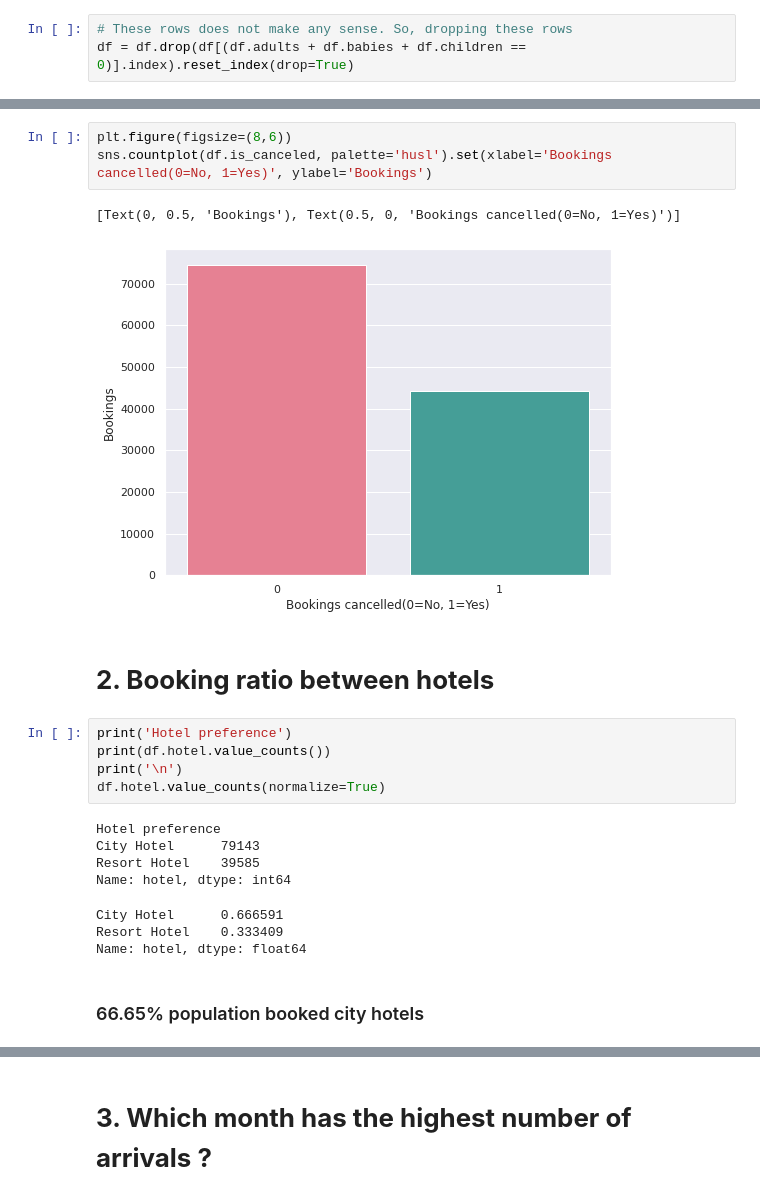
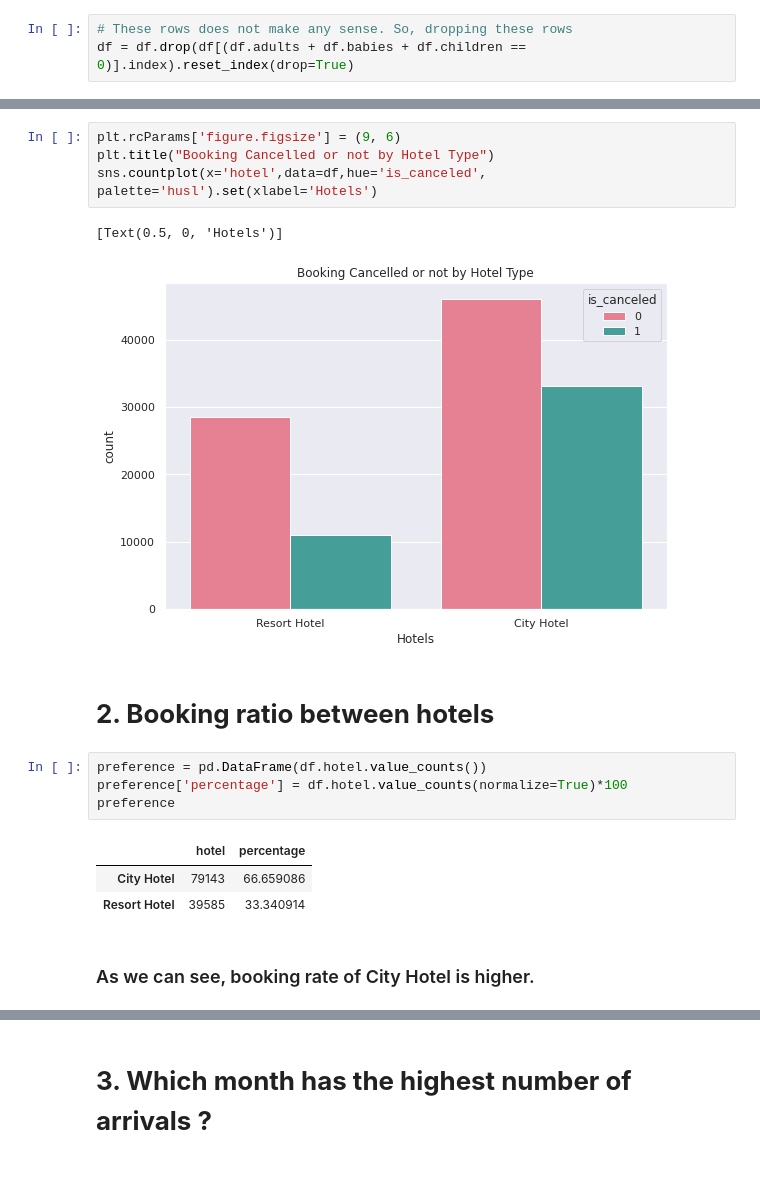
Before and after one commit to FarazAhmad2/EDA-on-Hotel-Booking, a Jupyter notebook: Hotel_Booking_Analysis_Capstone_Project.ipynb, the cells around one changed output, grey strips where cells are left out. Saved outputs shown, nothing was run; the diff lists cells and outputs as text; blank space fills up the shorter version.

```diff
--- a/Hotel_Booking_Analysis_Capstone_Project.ipynb
+++ b/Hotel_Booking_Analysis_Capstone_Project.ipynb
@@ -158,24 +137,20 @@ Name: is_canceled, dtype: float64
 # %%
-plt.figure(figsize=(8,6))
-sns.countplot(df.is_canceled, palette='husl').set(xlabel='Bookings cancelled(0=No, 1=Yes)', ylabel='Bookings')
+plt.rcParams['figure.figsize'] = (9, 6)
+plt.title("Booking Cancelled or not by Hotel Type")
+sns.countplot(x='hotel',data=df,hue='is_canceled', palette='husl').set(xlabel='Hotels')
 # %% [output]
-[Text(0, 0.5, 'Bookings'), Text(0.5, 0, 'Bookings cancelled(0=No, 1=Yes)')]
+[Text(0.5, 0, 'Hotels')]
-[figure, old version]
+[figure, new version]
 # %% [markdown]
 # **2. Booking ratio between hotels**
 # %%
-print('Hotel preference')
-print(df.hotel.value_counts())
-print('\n')
-df.hotel.value_counts(normalize=True)
+preference = pd.DataFrame(df.hotel.value_counts())
+preference['percentage'] = df.hotel.value_counts(normalize=True)*100
+preference
 # %% [output]
-Hotel preference
-City Hotel      79143
-Resort Hotel    39585
-Name: hotel, dtype: int64
-City Hotel      0.666591
-Resort Hotel    0.333409
-Name: hotel, dtype: float64
+|  | hotel | percentage |
+| City Hotel | 79143 | 66.659086 |
+| Resort Hotel | 39585 | 33.340914 |
-# %% [markdown]
-### 66.65% population booked city hotels
+# %% [markdown]
+### As we can see, booking rate of City Hotel is higher.
 # %%
```
Also changed, not shown: parts of 15 cells of this notebook.
